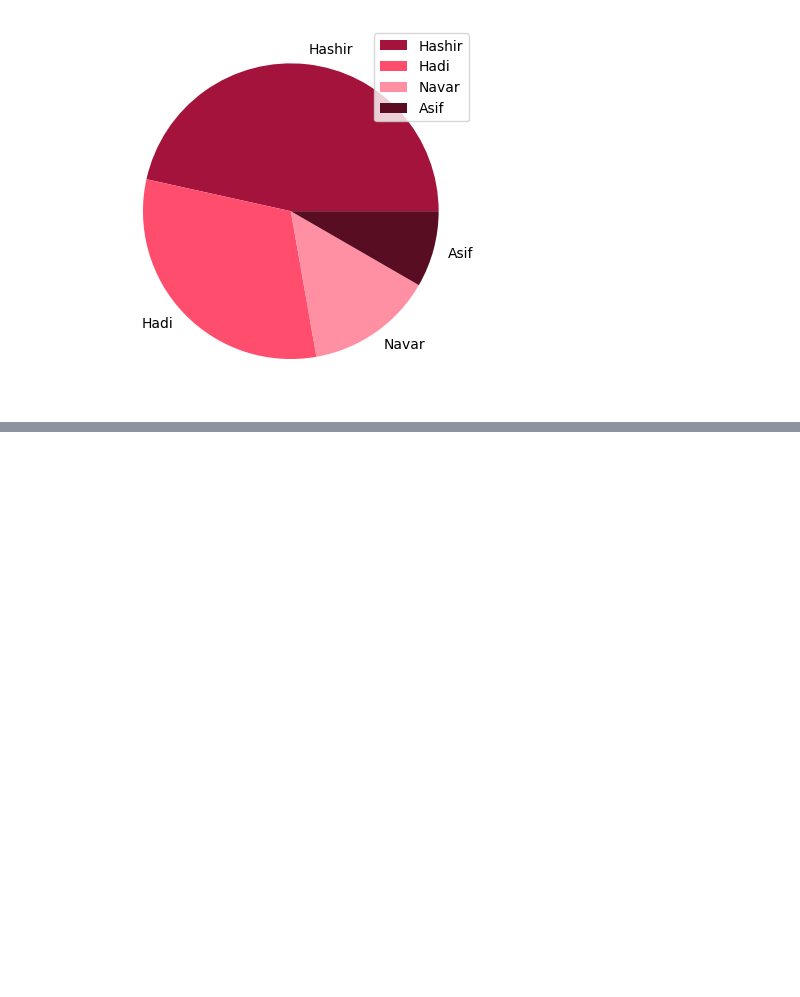
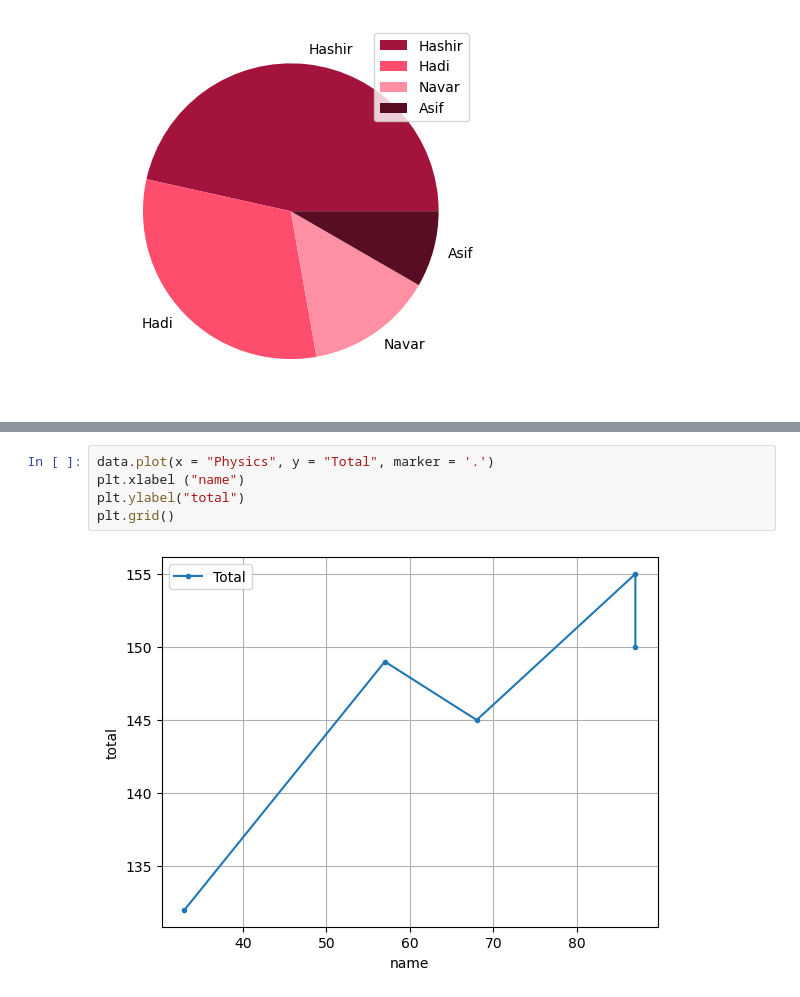
Before and after one commit to NavarMP/Code, a Jupyter notebook: Python/Data science/matPlotlib.ipynb, the cells around one changed output, grey strips where cells are left out. Drawn from its saved outputs; the diff is of its cells as text; blank space fills up the shorter version.

```diff
--- a/Python/Data science/matPlotlib.ipynb
+++ b/Python/Data science/matPlotlib.ipynb
@@ -36,0 +53,7 @@ plt.legend()
+# %%
+data.plot(x = "Physics", y = "Total", marker = '.')
+plt.xlabel ("name")
+plt.ylabel("total")
+plt.grid()
+# %% [output]
+[figure, added]
```
Also changed, not shown: parts of 2 cells of this notebook, 1 other file.
